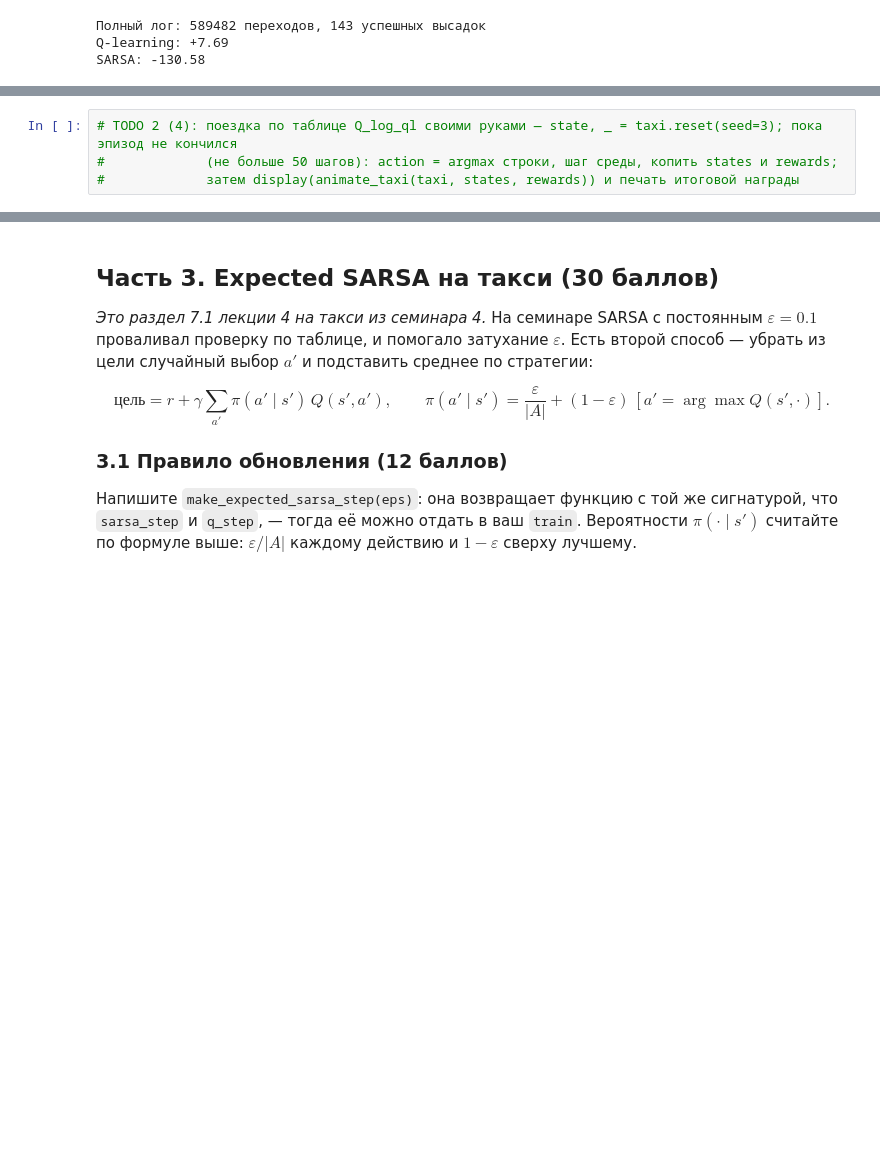
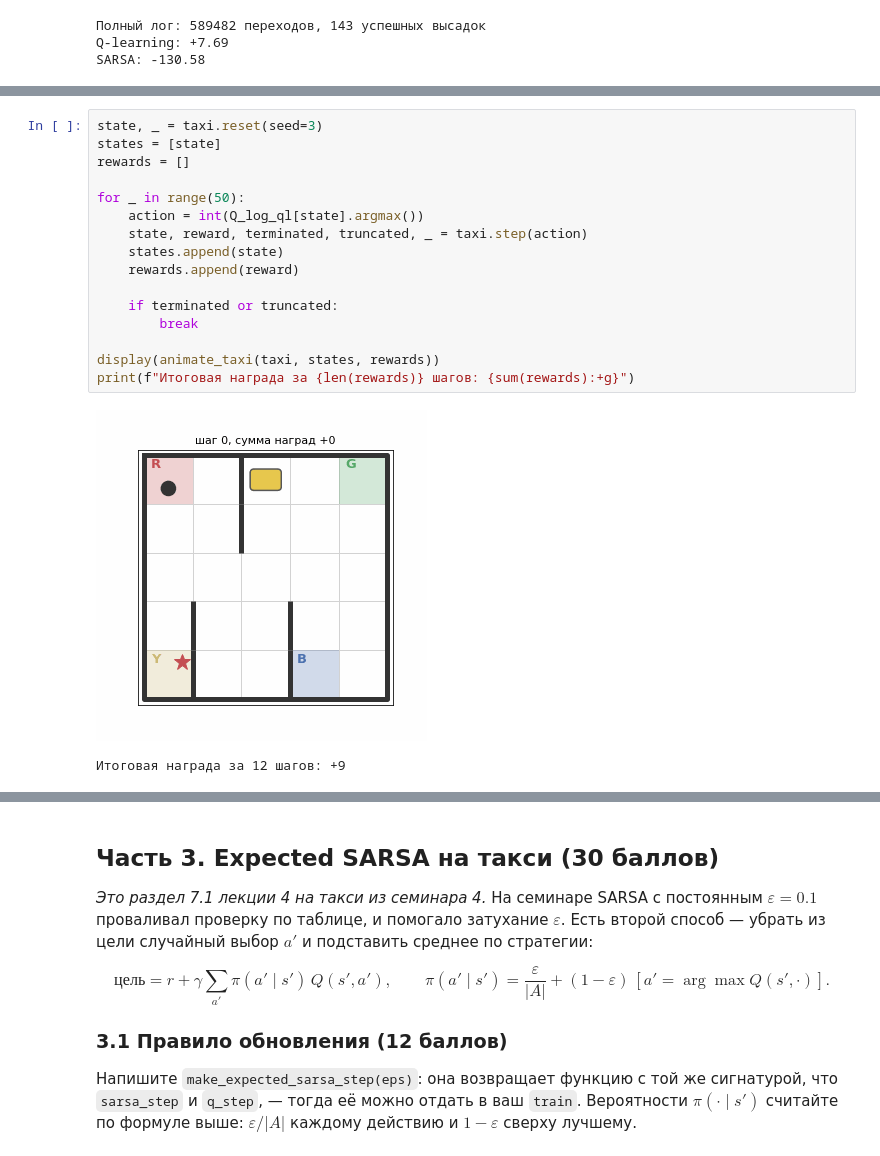
Before and after one commit to KatyaGotskina/JS_classes, a Jupyter notebook: homeworks/hw2/homework.ipynb, the cells around one changed output, grey strips where cells are left out. Drawn from its saved outputs; the diff is of its cells as text; blank space fills up the shorter version.

```diff
--- a/homeworks/hw2/homework.ipynb
+++ b/homeworks/hw2/homework.ipynb
@@ -338,7 +364,22 @@ Q_small = None
 # %%
-# TODO 2 (4): поездка по таблице Q_log_ql своими руками — state, _ = taxi.reset(seed=3); пока эпизод не кончился
-#             (не больше 50 шагов): action = argmax строки, шаг среды, копить states и rewards;
-#             затем display(animate_taxi(taxi, states, rewards)) и печать итоговой награды
+state, _ = taxi.reset(seed=3)
+states = [state]
+rewards = []
+
+for _ in range(50):
+    action = int(Q_log_ql[state].argmax())
+    state, reward, terminated, truncated, _ = taxi.step(action)
+    states.append(state)
+    rewards.append(reward)
+
+    if terminated or truncated:
+        break
+
+display(animate_taxi(taxi, states, rewards))
+print(f"Итоговая награда за {len(rewards)} шагов: {sum(rewards):+g}")
+# %% [output]
+[figure, added]
+Итоговая награда за 12 шагов: +9
 # %%
 # Самопроверка 2
 assert Q_log_ql is not None and Q_log_ql.shape == (500, 6) and Q_log_sarsa is not None, "таблицы такси — 500 × 6"
```
Also changed, not shown: parts of 8 cells of this notebook.
